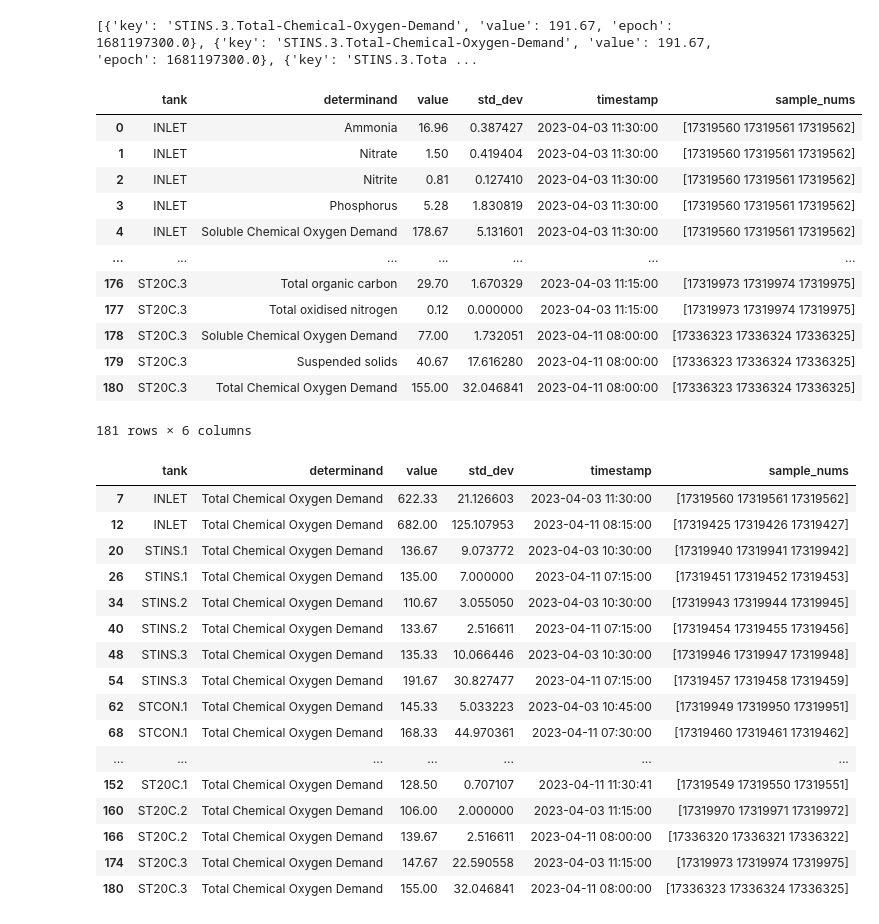
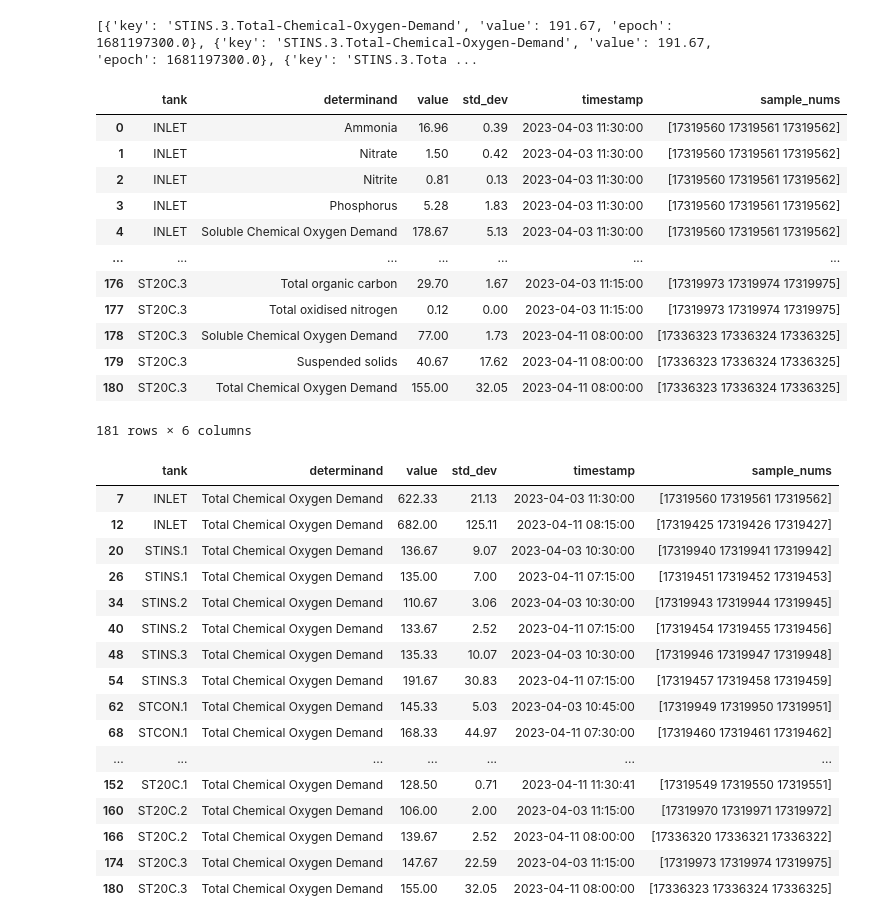
Before and after one commit to calcut/gauldry-lab-data, a Jupyter notebook: data_processing.ipynb, the cells around one changed output. Drawn from its saved outputs; the diff is of its cells as text; code cells hidden in the pictures.

Commit message:
round std dev

```diff
--- a/data_processing.ipynb
+++ b/data_processing.ipynb
@@ -61,6 +61,7 @@ for t in tanks:
             result = pd.to_numeric(result, errors='raise')
 
             std_dev = result.std()
+            std_dev = round(std_dev, 2)
             result = result.mean()
             result = round(result, 2)
 
@@ -76,63 +77,63 @@ for t in tanks:
             if tank != "INLET":
                 tank = f"ST{tank}"
 
             if len(tank) == 7:
                 tank = tank.replace(" ", ".")
             if len(tank) == 6:
                 tank = tank.replace(" ", "C.")
 
             dashboard_sample = {
                 "key"    : f"{tank}.{determinand}",
                 "value"  : result,
                 "epoch"  : time.timestamp()
             }
 
             df_sample = pd.DataFrame({
                 "tank"        : tank,
                 "determinand" : d,
                 "value"       : result,
                 "std_dev"     : std_dev,
                 "timestamp"   : time,
                 "sample_nums" : str(sample_nums)
             }, index=[0])
 
             dashboard_data.append(sample)
             output_df = pd.concat([output_df, df_sample], axis=0, ignore_index=True)
 print(dashboard_data)
 output_df
 # %% [output]
 [{'key': 'STINS.3.Total-Chemical-Oxygen-Demand', 'value': 191.67, 'epoch': 1681197300.0}, {'key': 'STINS.3.Total-Chemical-Oxygen-Demand', 'value': 191.67, 'epoch': 1681197300.0}, {'key': 'STINS.3.Tota ...
 |  | tank | determinand | value | std_dev | timestamp | sample_nums |
-| 0 | INLET | Ammonia | 16.96 | 0.387427 | 2023-04-03 11:30:00 | [17319560 17319561 17319562] |
-| 1 | INLET | Nitrate | 1.50 | 0.419404 | 2023-04-03 11:30:00 | [17319560 17319561 17319562] |
-| 2 | INLET | Nitrite | 0.81 | 0.127410 | 2023-04-03 11:30:00 | [17319560 17319561 17319562] |
-| 3 | INLET | Phosphorus | 5.28 | 1.830819 | 2023-04-03 11:30:00 | [17319560 17319561 17319562] |
-| 4 | INLET | Soluble Chemical Oxygen Demand | 178.67 | 5.131601 | 2023-04-03 11:30:00 | [17319560 17319561 17319562] |
+| 0 | INLET | Ammonia | 16.96 | 0.39 | 2023-04-03 11:30:00 | [17319560 17319561 17319562] |
+| 1 | INLET | Nitrate | 1.50 | 0.42 | 2023-04-03 11:30:00 | [17319560 17319561 17319562] |
+| 2 | INLET | Nitrite | 0.81 | 0.13 | 2023-04-03 11:30:00 | [17319560 17319561 17319562] |
+| 3 | INLET | Phosphorus | 5.28 | 1.83 | 2023-04-03 11:30:00 | [17319560 17319561 17319562] |
+| 4 | INLET | Soluble Chemical Oxygen Demand | 178.67 | 5.13 | 2023-04-03 11:30:00 | [17319560 17319561 17319562] |
 | ... | ... | ... | ... | ... | ... | ... |
-| 176 | ST20C.3 | Total organic carbon | 29.70 | 1.670329 | 2023-04-03 11:15:00 | [17319973 17319974 17319975] |
-| 177 | ST20C.3 | Total oxidised nitrogen | 0.12 | 0.000000 | 2023-04-03 11:15:00 | [17319973 17319974 17319975] |
-| 178 | ST20C.3 | Soluble Chemical Oxygen Demand | 77.00 | 1.732051 | 2023-04-11 08:00:00 | [17336323 17336324 17336325] |
-| 179 | ST20C.3 | Suspended solids | 40.67 | 17.616280 | 2023-04-11 08:00:00 | [17336323 17336324 17336325] |
-| 180 | ST20C.3 | Total Chemical Oxygen Demand | 155.00 | 32.046841 | 2023-04-11 08:00:00 | [17336323 17336324 17336325] |
+| 176 | ST20C.3 | Total organic carbon | 29.70 | 1.67 | 2023-04-03 11:15:00 | [17319973 17319974 17319975] |
+| 177 | ST20C.3 | Total oxidised nitrogen | 0.12 | 0.00 | 2023-04-03 11:15:00 | [17319973 17319974 17319975] |
+| 178 | ST20C.3 | Soluble Chemical Oxygen Demand | 77.00 | 1.73 | 2023-04-11 08:00:00 | [17336323 17336324 17336325] |
+| 179 | ST20C.3 | Suspended solids | 40.67 | 17.62 | 2023-04-11 08:00:00 | [17336323 17336324 17336325] |
+| 180 | ST20C.3 | Total Chemical Oxygen Demand | 155.00 | 32.05 | 2023-04-11 08:00:00 | [17336323 17336324 17336325] |
 181 rows × 6 columns
 # %%
 cod_df = output_df[output_df['determinand'] == 'Total Chemical Oxygen Demand']
 cod_df
 # %% [output]
 |  | tank | determinand | value | std_dev | timestamp | sample_nums |
-| 7 | INLET | Total Chemical Oxygen Demand | 622.33 | 21.126603 | 2023-04-03 11:30:00 | [17319560 17319561 17319562] |
-| 12 | INLET | Total Chemical Oxygen Demand | 682.00 | 125.107953 | 2023-04-11 08:15:00 | [17319425 17319426 17319427] |
-| 20 | STINS.1 | Total Chemical Oxygen Demand | 136.67 | 9.073772 | 2023-04-03 10:30:00 | [17319940 17319941 17319942] |
-| 26 | STINS.1 | Total Chemical Oxygen Demand | 135.00 | 7.000000 | 2023-04-11 07:15:00 | [17319451 17319452 17319453] |
-| 34 | STINS.2 | Total Chemical Oxygen Demand | 110.67 | 3.055050 | 2023-04-03 10:30:00 | [17319943 17319944 17319945] |
-| 40 | STINS.2 | Total Chemical Oxygen Demand | 133.67 | 2.516611 | 2023-04-11 07:15:00 | [17319454 17319455 17319456] |
-| 48 | STINS.3 | Total Chemical Oxygen Demand | 135.33 | 10.066446 | 2023-04-03 10:30:00 | [17319946 17319947 17319948] |
-| 54 | STINS.3 | Total Chemical Oxygen Demand | 191.67 | 30.827477 | 2023-04-11 07:15:00 | [17319457 17319458 17319459] |
-| 62 | STCON.1 | Total Chemical Oxygen Demand | 145.33 | 5.033223 | 2023-04-03 10:45:00 | [17319949 17319950 17319951] |
-| 68 | STCON.1 | Total Chemical Oxygen Demand | 168.33 | 44.970361 | 2023-04-11 07:30:00 | [17319460 17319461 17319462] |
+| 7 | INLET | Total Chemical Oxygen Demand | 622.33 | 21.13 | 2023-04-03 11:30:00 | [17319560 17319561 17319562] |
+| 12 | INLET | Total Chemical Oxygen Demand | 682.00 | 125.11 | 2023-04-11 08:15:00 | [17319425 17319426 17319427] |
+| 20 | STINS.1 | Total Chemical Oxygen Demand | 136.67 | 9.07 | 2023-04-03 10:30:00 | [17319940 17319941 17319942] |
+| 26 | STINS.1 | Total Chemical Oxygen Demand | 135.00 | 7.00 | 2023-04-11 07:15:00 | [17319451 17319452 17319453] |
+| 34 | STINS.2 | Total Chemical Oxygen Demand | 110.67 | 3.06 | 2023-04-03 10:30:00 | [17319943 17319944 17319945] |
+| 40 | STINS.2 | Total Chemical Oxygen Demand | 133.67 | 2.52 | 2023-04-11 07:15:00 | [17319454 17319455 17319456] |
+| 48 | STINS.3 | Total Chemical Oxygen Demand | 135.33 | 10.07 | 2023-04-03 10:30:00 | [17319946 17319947 17319948] |
+| 54 | STINS.3 | Total Chemical Oxygen Demand | 191.67 | 30.83 | 2023-04-11 07:15:00 | [17319457 17319458 17319459] |
+| 62 | STCON.1 | Total Chemical Oxygen Demand | 145.33 | 5.03 | 2023-04-03 10:45:00 | [17319949 17319950 17319951] |
+| 68 | STCON.1 | Total Chemical Oxygen Demand | 168.33 | 44.97 | 2023-04-11 07:30:00 | [17319460 17319461 17319462] |
 | ... | ... | ... | ... | ... | ... | ... |
-| 152 | ST20C.1 | Total Chemical Oxygen Demand | 128.50 | 0.707107 | 2023-04-11 11:30:41 | [17319549 17319550 17319551] |
-| 160 | ST20C.2 | Total Chemical Oxygen Demand | 106.00 | 2.000000 | 2023-04-03 11:15:00 | [17319970 17319971 17319972] |
-| 166 | ST20C.2 | Total Chemical Oxygen Demand | 139.67 | 2.516611 | 2023-04-11 08:00:00 | [17336320 17336321 17336322] |
-| 174 | ST20C.3 | Total Chemical Oxygen Demand | 147.67 | 22.590558 | 2023-04-03 11:15:00 | [17319973 17319974 17319975] |
-| 180 | ST20C.3 | Total Chemical Oxygen Demand | 155.00 | 32.046841 | 2023-04-11 08:00:00 | [17336323 17336324 17336325] |
+| 152 | ST20C.1 | Total Chemical Oxygen Demand | 128.50 | 0.71 | 2023-04-11 11:30:41 | [17319549 17319550 17319551] |
+| 160 | ST20C.2 | Total Chemical Oxygen Demand | 106.00 | 2.00 | 2023-04-03 11:15:00 | [17319970 17319971 17319972] |
+| 166 | ST20C.2 | Total Chemical Oxygen Demand | 139.67 | 2.52 | 2023-04-11 08:00:00 | [17336320 17336321 17336322] |
+| 174 | ST20C.3 | Total Chemical Oxygen Demand | 147.67 | 22.59 | 2023-04-03 11:15:00 | [17319973 17319974 17319975] |
+| 180 | ST20C.3 | Total Chemical Oxygen Demand | 155.00 | 32.05 | 2023-04-11 08:00:00 | [17336323 17336324 17336325] |
```
